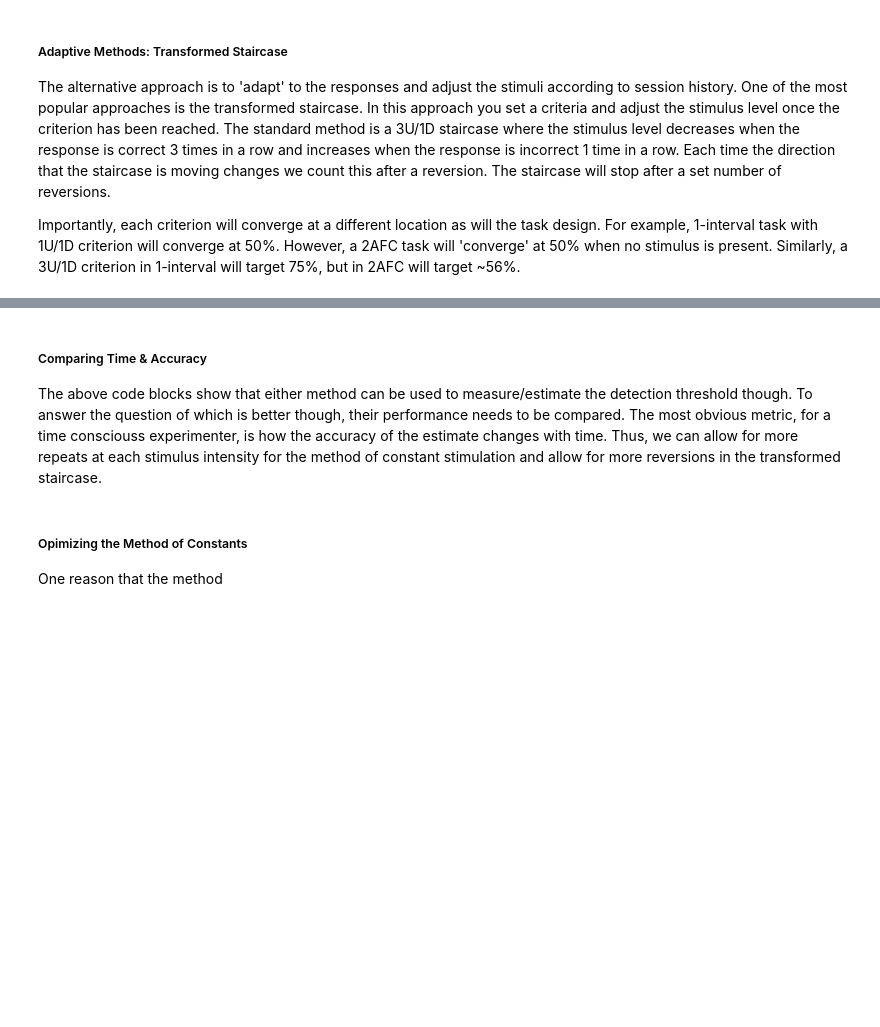
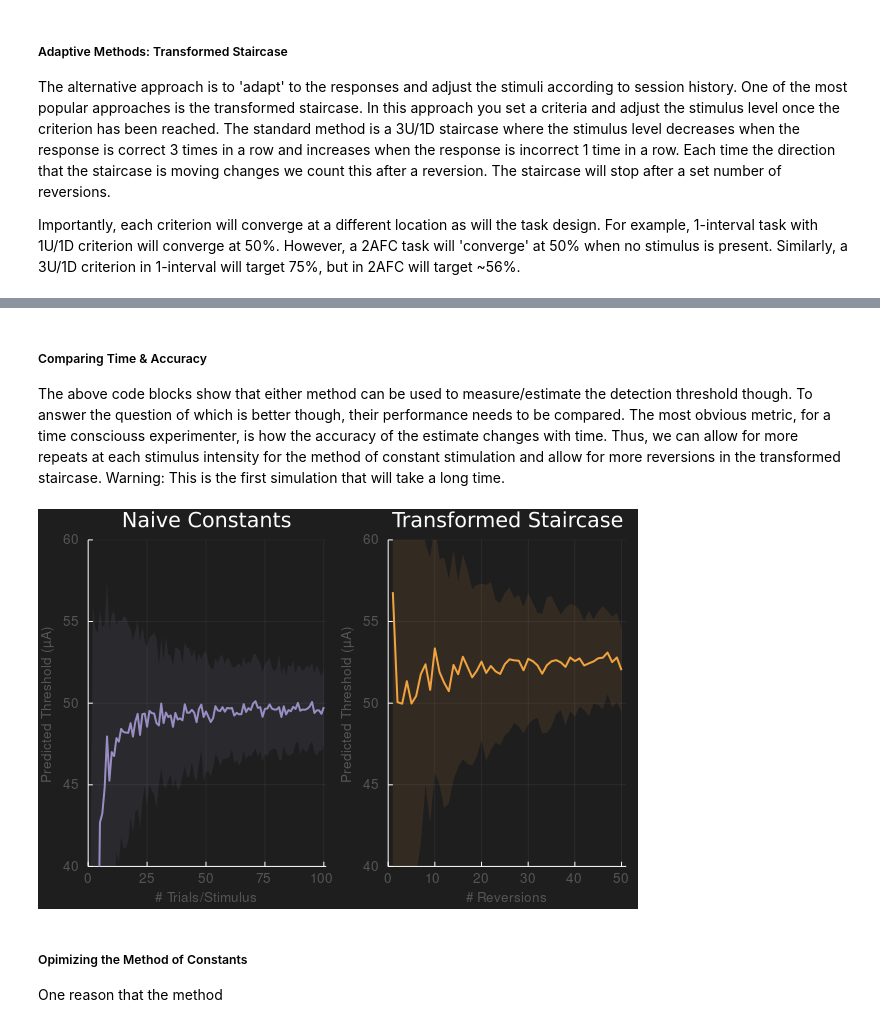
Before and after one commit to CMGreenspon/BCIDetectionThresholdSimulations, a Jupyter notebook: DetectionThresholdNotebook.ipynb, the cells around one changed output, grey strips where cells are left out. Drawn from its saved outputs; the diff is of its cells as text; code cells hidden in the pictures; blank space fills up the shorter version.

Commit message:
fix for staircase accuracy and comparison plots to notebook

```diff
--- a/DetectionThresholdNotebook.ipynb
+++ b/DetectionThresholdNotebook.ipynb
@@ -119,6 +119,49 @@ StaircaseExamplePlot = plot(xlabel = "Trial #", ylabel = "Stimulus Amplitude (μ
 # %% [markdown]
 ##### Comparing Time & Accuracy
 The above code blocks show that either method can be used to measure/estimate the detection threshold though. To answer the question of which is better though, their performance needs to be compared. The most obvious metric, for a time consciouss experimenter, is how the accuracy of the estimate changes with time. Thus, we can allow for more repeats at each stimulus intensity for the method of constant stimulation and allow for more reversions in the transformed staircase.
+Warning: This is the first simulation that will take a long time.
+# %%
+max_repeats_per_intensity = 100 # A beyond reasonable number of trials
+max_num_reversions = 50 # Similarly excessive
+num_perms = 100 # Increase this for smoother/cleaner results at the expense of time
+
+# Simulate the method of constants
+constant_num_trials_t_est = zeros(max_repeats_per_intensity, num_perms); fill!(constant_num_trials_t_est, NaN)
+for MaxReps = 1:max_repeats_per_intensity
+    constant_num_trials_t_est[MaxReps,:], _ = ConstantSimulation(test_stims, test_stims_pDetected,
+    MaxReps, NumPerms = num_perms, NumAFC = 2, BoundSig=false)
+end
+# Compute stats across permutations
+t_mean_uconsts = vec(nanmean(constant_num_trials_t_est, dims = 2))
+t_std_uconsts = vec(nanstd(constant_num_trials_t_est, dims = 2))
+t_error_uconsts = vec(nanmean((constant_num_trials_t_est .- detection_threshold).^2, dims = 2))
+
+# Repeat for the staircase and number of reversions
+staircase_num_revs_t_est = zeros(max_num_reversions, num_perms); fill!(staircase_num_revs_t_est, NaN)
+for MaxReversions = 1:max_num_reversions
+  _, _, _, staircase_num_revs_t_est[MaxReversions,:], _ = TransformedStaircaseSimulation(valid_stims,
+   pDetected, MaxReversions = MaxReversions, NumPerms = num_perms, NumAFC = 2)
+end
+# Compute stats across permutations
+t_mean_tstairs = vec(nanmean(staircase_num_revs_t_est, dims = 2))
+t_std_tstairs = vec(nanstd(staircase_num_revs_t_est, dims = 2))
+t_error_tstairs = vec(nanmean((staircase_num_revs_t_est .- target_amplitude).^2, dims = 2))
+
+# Make plots comparing the two
+x = collect(1:max_repeats_per_intensity)
+ConstantsNumTrialsPlot = plot(xlabel = "# Trials/Stimulus", ylabel = "Predicted Threshold (μA)",
+  xlim=(0, max_repeats_per_intensity+1), ylim=(40,60), title="Naive Constants")
+plot!(ConstantsNumTrialsPlot, x, t_mean_uconsts, ribbon=t_std_uconsts, fillalpha=0.1, linewidth=2,
+  linecolor=ColorSchemes.PuOr_3[3], fillcolor=ColorSchemes.PuOr_3[3])
+x = collect(1:max_num_reversions)
+StairsNumRevsPlot = plot(xlabel = "# Reversions", ylabel = "Predicted Threshold (μA)",
+  xlim=(0, max_num_reversions+1), ylim=(40,60), title="Transformed Staircase")
+plot!(StairsNumRevsPlot, x, t_mean_tstairs, ribbon=t_std_tstairs, fillalpha=0.1, linewidth=2,
+linecolor=ColorSchemes.PuOr_3[1], fillcolor=ColorSchemes.PuOr_3[1])
+
+plot(ConstantsNumTrialsPlot, StairsNumRevsPlot)
+# %% [output]
+[figure, added]
 # %% [markdown]
 ##### Opimizing the Method of Constants
 One reason that the method
```
Also changed, not shown: parts of 3 cells of this notebook, 1 other file.
